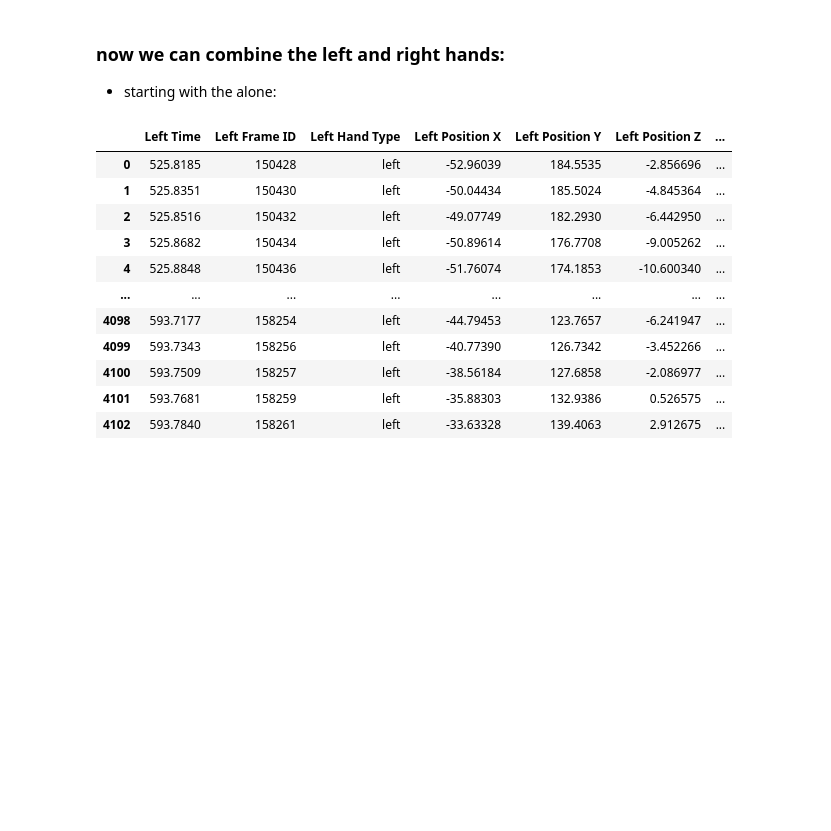
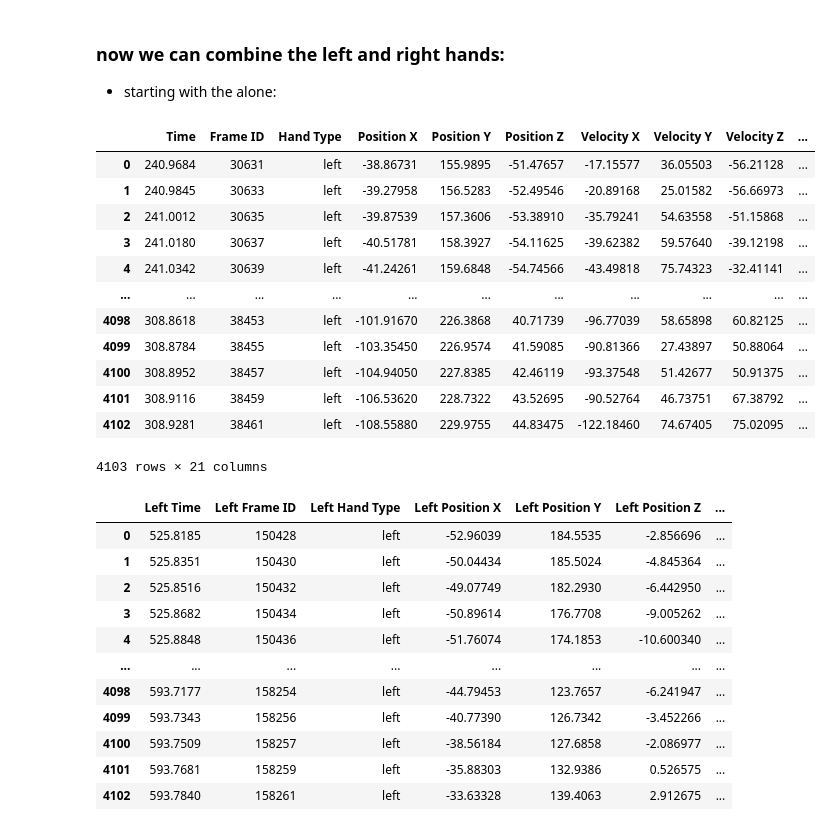
Before and after one commit to idankam/DataScienceCourseProject, a Jupyter notebook: Hands Notebook.ipynb, the cells around one changed output. Drawn from its saved outputs; the diff is of its cells as text; code cells hidden in the pictures; blank space fills up the shorter version.

```diff
--- a/Hands Notebook.ipynb
+++ b/Hands Notebook.ipynb
@@ -401,3 +422,19 @@ AloneTrain={'1':EvyatarAlone,'2':NofarAlone,'3':OriyaAlone,'4':OryaAlone,'5':Rev
+# %%
+MorAlone
+# %% [output]
+|  | Time | Frame ID | Hand Type | Position X | Position Y | Position Z | Velocity X | Velocity Y | Velocity Z | ... |
+| 0 | 240.9684 | 30631 | left | -38.86731 | 155.9895 | -51.47657 | -17.15577 | 36.05503 | -56.21128 | ... |
+| 1 | 240.9845 | 30633 | left | -39.27958 | 156.5283 | -52.49546 | -20.89168 | 25.01582 | -56.66973 | ... |
+| 2 | 241.0012 | 30635 | left | -39.87539 | 157.3606 | -53.38910 | -35.79241 | 54.63558 | -51.15868 | ... |
+| 3 | 241.0180 | 30637 | left | -40.51781 | 158.3927 | -54.11625 | -39.62382 | 59.57640 | -39.12198 | ... |
+| 4 | 241.0342 | 30639 | left | -41.24261 | 159.6848 | -54.74566 | -43.49818 | 75.74323 | -32.41141 | ... |
+| ... | ... | ... | ... | ... | ... | ... | ... | ... | ... | ... |
+| 4098 | 308.8618 | 38453 | left | -101.91670 | 226.3868 | 40.71739 | -96.77039 | 58.65898 | 60.82125 | ... |
+| 4099 | 308.8784 | 38455 | left | -103.35450 | 226.9574 | 41.59085 | -90.81366 | 27.43897 | 50.88064 | ... |
+| 4100 | 308.8952 | 38457 | left | -104.94050 | 227.8385 | 42.46119 | -93.37548 | 51.42677 | 50.91375 | ... |
+| 4101 | 308.9116 | 38459 | left | -106.53620 | 228.7322 | 43.52695 | -90.52764 | 46.73751 | 67.38792 | ... |
+| 4102 | 308.9281 | 38461 | left | -108.55880 | 229.9755 | 44.83475 | -122.18460 | 74.67405 | 75.02095 | ... |
+4103 rows × 21 columns
 # %%
 def rename_left(left):
     keys = left.keys()
```
Also changed, not shown: parts of 27 cells of this notebook.
